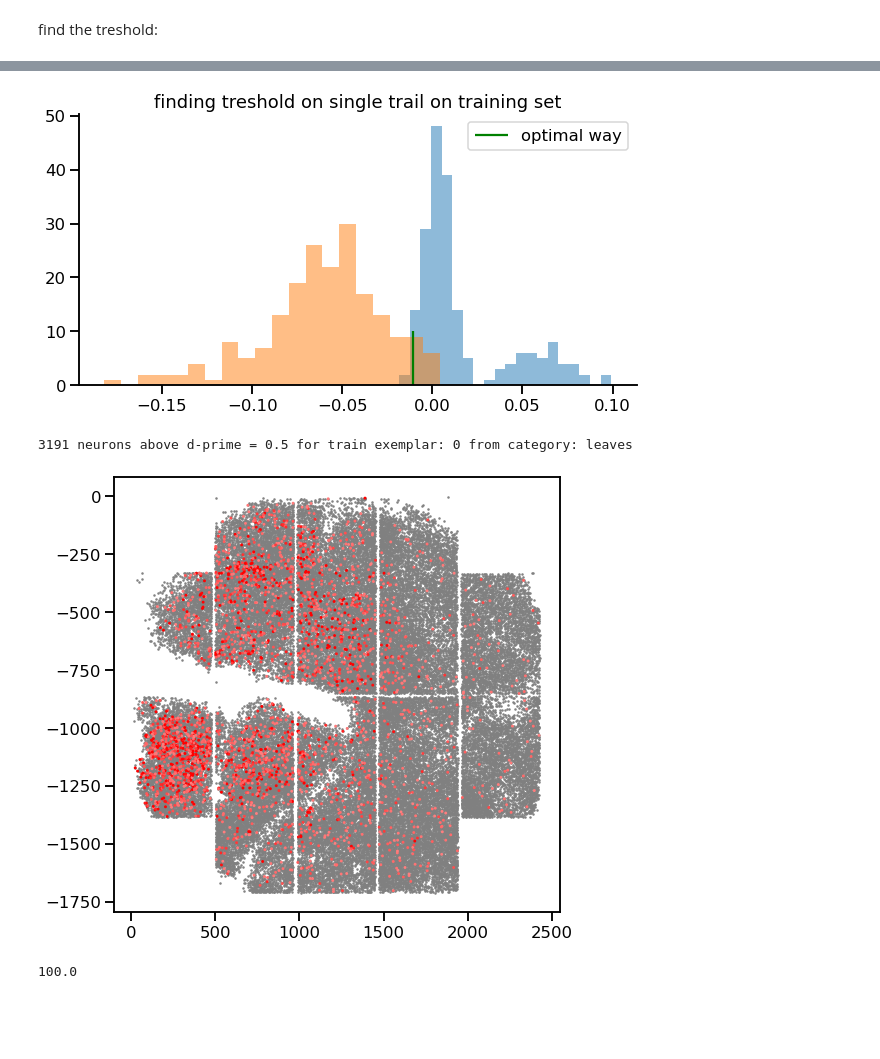
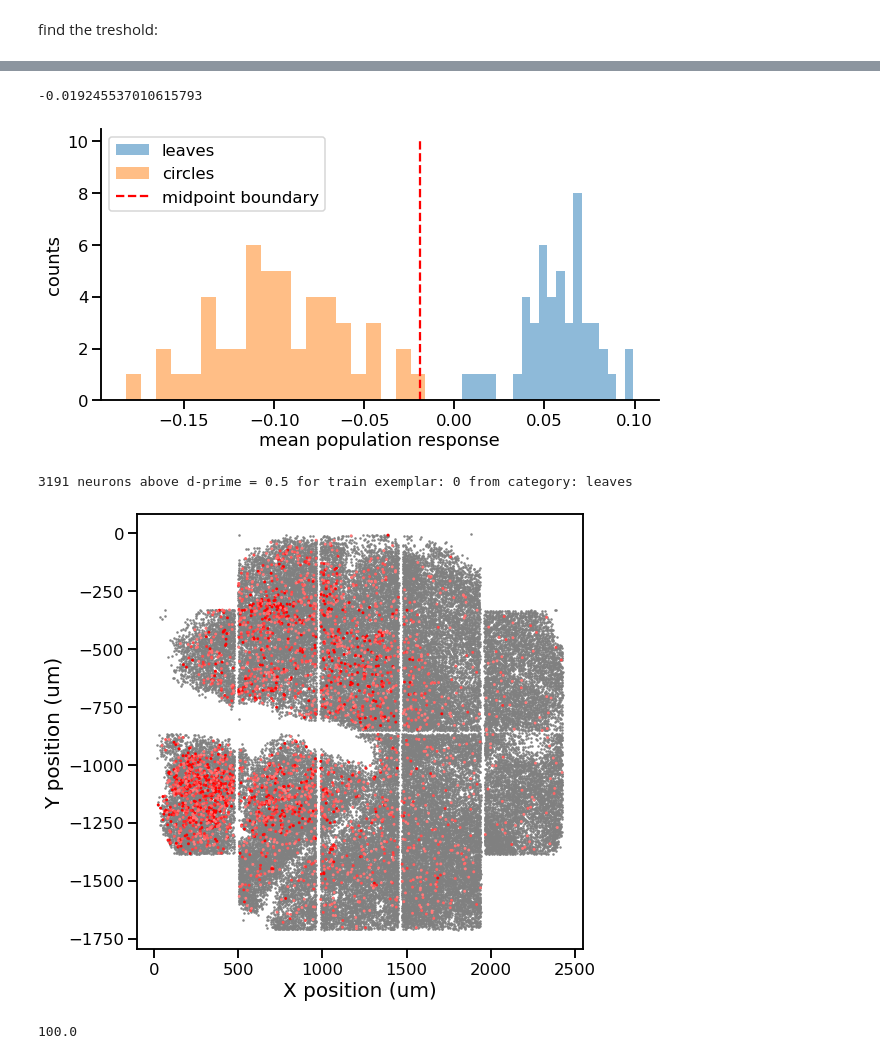
Before and after one commit to NunezKant/Dprime, a Jupyter notebook: PassiveStim/scripts/Dprime_decoder.ipynb, the cells around one changed output, grey strips where cells are left out. Cells and saved outputs as stored; diff of their text form; code cells hidden in the pictures; blank space fills up the shorter version.

```diff
--- a/PassiveStim/scripts/Dprime_decoder.ipynb
+++ b/PassiveStim/scripts/Dprime_decoder.ipynb
@@ -96,0 +101,9 @@ print(f"{cats_idx.shape[0]} categories, {idx_4x8.shape[0]} exemplars, {idx_4x8.s
+# %%
+decoder_stimuli = np.zeros((8, neurons_atframes.shape[0], stim_idx.shape[1]))
+train_idx = train_category * samples_per_cat
+for exemplar in range(8):
+    decoder_stimuli[exemplar] = neurons_atframes[:, stim_idx[train_idx+exemplar]]
+X_train = decoder_stimuli[:, :, ::2] #Even repeats for training
+X_test = decoder_stimuli[:, :, 1::2] #Odd repeats for testing
+print(f"X_train shape: {X_train.shape}")
+print(f"X_test shape: {X_test.shape}")
@@ -123,7 +125,7 @@ X_test shape: (8, 59181, 49)
 * this a block by block calculation of the last section, basically we use the category pair leaves/circles, training with the exemplar pair 0
 # %%
 from src.utils import DprimeDecoder
-decoder = DprimeDecoder(samples_per_category=samples_per_cat, train_exemplar=train_texture, threshold=0.5)
+decoder = DprimeDecoder(samples_per_category=4, train_exemplar=0, threshold=0.5, decisionrule="optimal")
 decoder.fit(X_train,iplane,zstack=2)
 spop = decoder.test(X_test, iplane, zstack=2)
 # %%
@@ -134,0 +150,3 @@ spop_train = X_train[:, ix1, :].mean(1) - X_train[:, ix2, :].mean(1)
+# %%
+spop_train = np.concatenate((spop_train[decoder.train_exemplar,:],spop_train[decoder.train_exemplar+decoder.samples_per_category,:]))
+spop_train.shape
@@ -158,22 +180,33 @@ trsh[amax]
+# %%
+spop_train = spop_train.reshape(2,-1)
+trsh2 = ((spop_train[0]+spop_train[1])/2).mean()
+trsh2
+# %% [output]
+-0.019245537010615793
 # %%
 spop_train = spop_train.reshape(2,-1)
 plt.figure(figsize=(10,5))
-plt.hist(spop_train[0],bins=20,alpha=0.5)
-plt.hist(spop_train[1],bins=20,alpha=0.5)
-plt.vlines(x=trsh[amax],ymin=0,ymax=10, color='g', label = 'optimal way') # svm tresh
-plt.title('finding treshold on single trail on training set')
+plt.hist(spop_train[0],bins=20,alpha=0.5, label = "leaves")
+plt.hist(spop_train[1],bins=20,alpha=0.5, label = "circles")
+#plt.vlines(x=trsh[amax],ymin=0,ymax=10, color='g', label = 'optimal boundary', linestyle = "--") # svm tresh
+plt.vlines(x=trsh2,ymin=0,ymax=10, color='r', label = 'midpoint boundary', linestyle = "--") # svm tresh
+#plt.title('finding treshold on single trail on training set')
+plt.ylabel("counts")
+plt.xlabel("mean population response")
 plt.legend()
 sns.despine()
 # %% [output]
-[figure, old version]
+[figure, new version]
 # %%
 plt.figure(figsize=(8,8))
 plt.scatter(xpos, -ypos, c = 'gray', s = 1)
 plt.scatter(xpos[decoder.neurons_abvtresh_], -ypos[decoder.neurons_abvtresh_], c = decoder.dprime_[0,decoder.neurons_abvtresh_], cmap = 'bwr', vmax = 1, vmin=-1, s = 2);
 print(f'{decoder.neurons_abvtresh_.sum()} neurons above d-prime = 0.5 for train exemplar: {train_category} from category: {categories_dict[str(train_category)]}')
+plt.xlabel('X position (um)', fontsize=20);
+plt.ylabel('Y position (um)', fontsize=20);
 # %% [output]
 3191 neurons above d-prime = 0.5 for train exemplar: 0 from category: leaves
-[figure, old version]
+[figure, new version]
 # %%
 ix1 = (decoder.dprime_[decoder.train_exemplar] > decoder.threshold) * (iplane >= 10)  # the last ten ROIs are in the top plane
 ix2 = (-decoder.dprime_[decoder.train_exemplar] > decoder.threshold) * (iplane >= 10)
```
Also changed, not shown: parts of 28 cells of this notebook, 1 other file.
